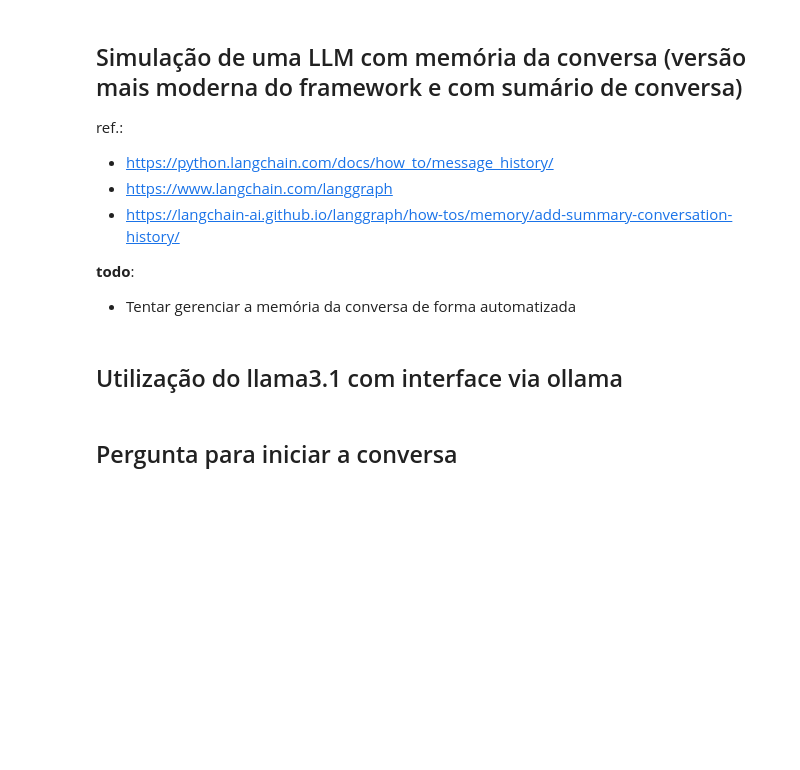
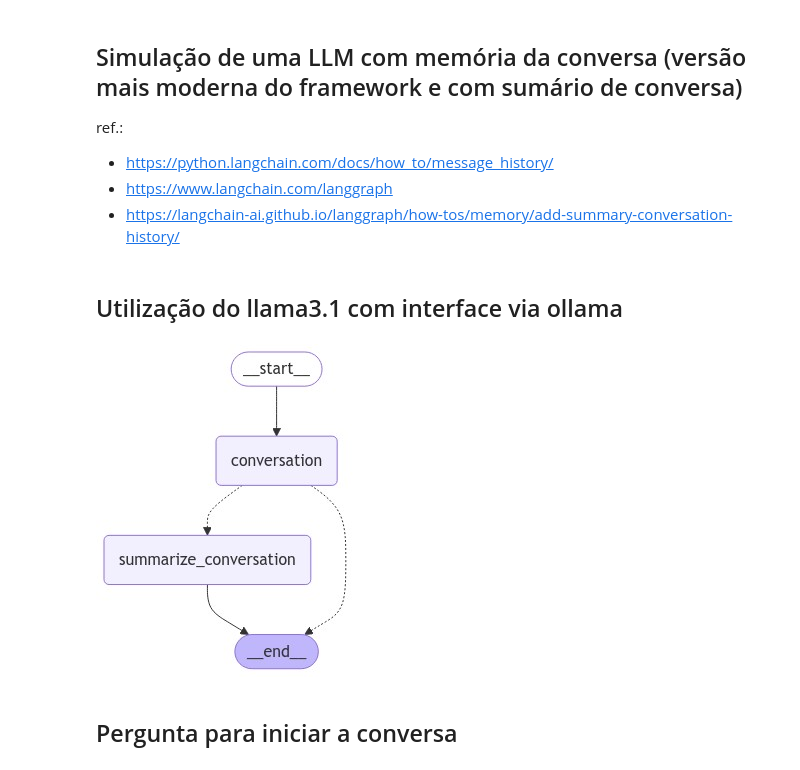
Before and after one commit to professortavares/ollama_tests, a Jupyter notebook: notebooks/04 - chat_com_memoria_v3.ipynb, the cells around one changed output. Cells and saved outputs as stored; diff of their text form; code cells hidden in the pictures; blank space fills up the shorter version.

```diff
--- a/notebooks/04 - chat_com_memoria_v3.ipynb
+++ b/notebooks/04 - chat_com_memoria_v3.ipynb
@@ -5,9 +5,6 @@ ref.:
 * https://python.langchain.com/docs/how_to/message_history/
 * https://www.langchain.com/langgraph
 * https://langchain-ai.github.io/langgraph/how-tos/memory/add-summary-conversation-history/
-
-**todo**:
-- Tentar gerenciar a memória da conversa de forma automatizada
 # %%
 from langchain_ollama import ChatOllama
 from langchain_core.messages import SystemMessage, HumanMessage, RemoveMessage
@@ -91,6 +89,14 @@ def print_update(update):
 
 # Configuração de thread
 config = {"configurable": {"thread_id": "abc123"}}
+# %%
+try:
+    display(Image(app.get_graph().draw_mermaid_png()))
+except Exception:
+    # This requires some extra dependencies and is optional
+    pass
+# %% [output]
+[figure, added]
 # %% [markdown]
 ## Pergunta para iniciar a conversa
 # %%
```
Also changed, not shown: parts of 17 cells of this notebook, 2 other files.
